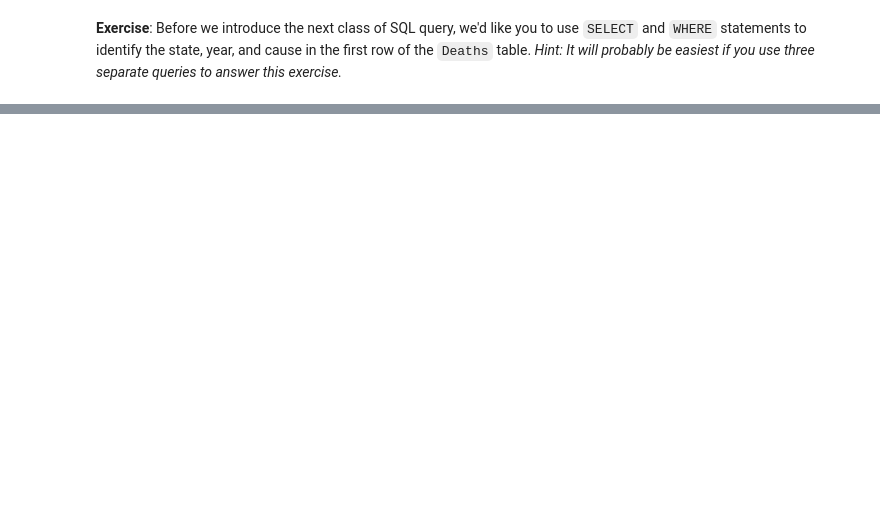
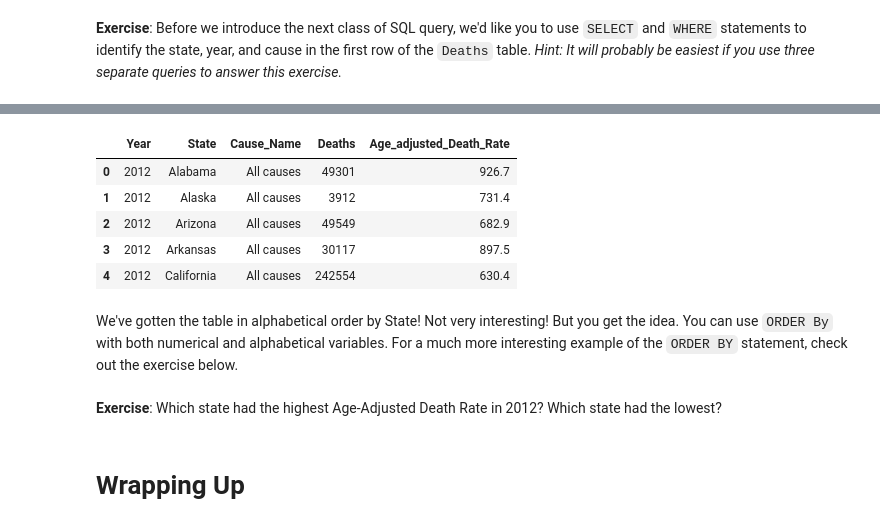
Before and after one commit to LuciMoore/sql_workshop, a Jupyter notebook: sqlite_workshop.ipynb, the cells around one changed output, grey strips where cells are left out. Drawn from its saved outputs; the diff is of its cells as text; code cells hidden in the pictures; blank space fills up the shorter version.

```diff
--- a/sqlite_workshop.ipynb
+++ b/sqlite_workshop.ipynb
@@ -495,0 +616,31 @@ end with super complicated query
+# %%
+connection = sqlite3.connect("leading_cases_of_death.sqlite")
+
+query = '''SELECT Year.Year, State.State, Cause.Cause_Name, Deaths.Deaths, Deaths.Age_Adjusted_Death_Rate
+      FROM Deaths
+      INNER JOIN State
+      ON Deaths.StateID = State.StateID
+      INNER JOIN Year
+      ON Deaths.YearID = Year.YearID
+      INNER JOIN Cause
+      ON Deaths.CauseID = Cause.CauseID
+      WHERE YEAR = 2012 AND Cause_Name = 'All causes'
+      ORDER BY State.State ASC
+      LIMIT 5;'''
+
+result_df = pd.read_sql_query(query, connection)
+conn.close()
+result_df
+# %% [output]
+|  | Year | State | Cause_Name | Deaths | Age_adjusted_Death_Rate |
+| 0 | 2012 | Alabama | All causes | 49301 | 926.7 |
+| 1 | 2012 | Alaska | All causes | 3912 | 731.4 |
+| 2 | 2012 | Arizona | All causes | 49549 | 682.9 |
+| 3 | 2012 | Arkansas | All causes | 30117 | 897.5 |
+| 4 | 2012 | California | All causes | 242554 | 630.4 |
+# %% [markdown]
+We've gotten the table in alphabetical order by State! Not very interesting! But you get the idea. You can use `ORDER By` with both numerical and alphabetical variables. For a much more interesting example of the `ORDER BY` statement, check out the exercise below.
+# %% [markdown]
+**Exercise**: Which state had the highest Age-Adjusted Death Rate in 2012? Which state had the lowest?
+# %% [markdown]
+# Wrapping Up
```
Also changed, not shown: parts of 33 cells of this notebook.
